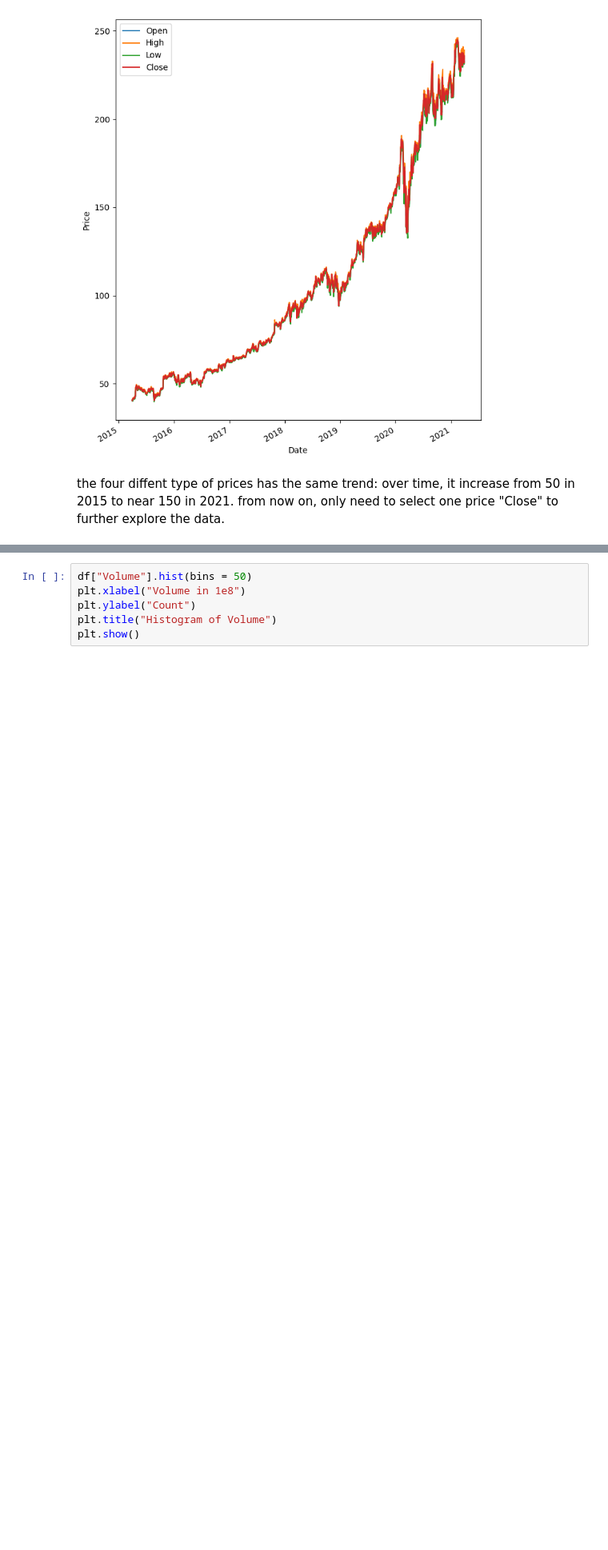
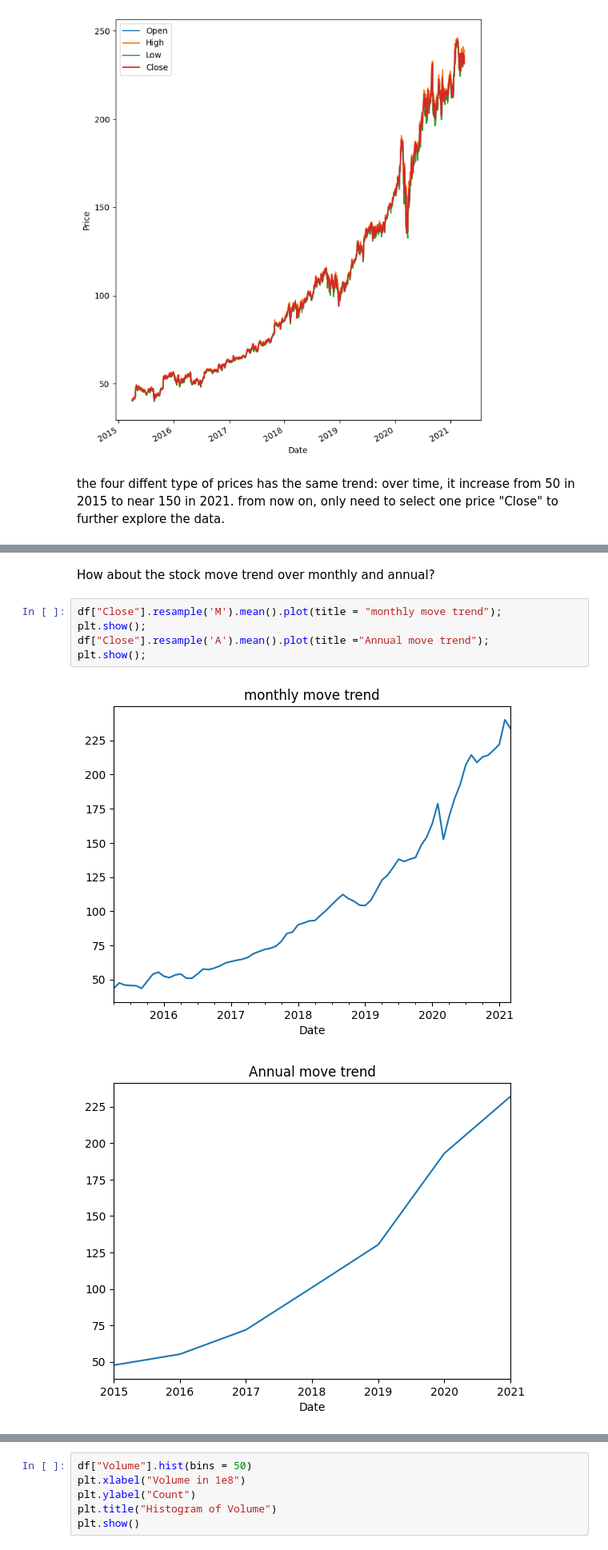
Before and after one commit to Gardenialover/dsc, a Jupyter notebook: unit 31.3/unit 31.3 microsoft stock -story telling.ipynb, the cells around one changed output, grey strips where cells are left out. Shown: that part at 80% size. Saved outputs shown, nothing was run; the diff lists cells and outputs as text; blank space fills up the shorter version.

```diff
--- a/unit 31.3/unit 31.3 microsoft stock -story telling.ipynb
+++ b/unit 31.3/unit 31.3 microsoft stock -story telling.ipynb
@@ -59 +73,11 @@ the four diffent type of prices has the same trend: over time, it increase from
+# %% [markdown]
+How about the stock move trend over monthly and annual?
+# %%
+df["Close"].resample('M').mean().plot(title = "monthly move trend");
+plt.show();
+df["Close"].resample('A').mean().plot(title ="Annual move trend");
+plt.show();
+# %% [output]
+[figure, added]
+[figure, added]
 # %% [markdown]
```
Also changed, not shown: parts of 53 cells of this notebook.
